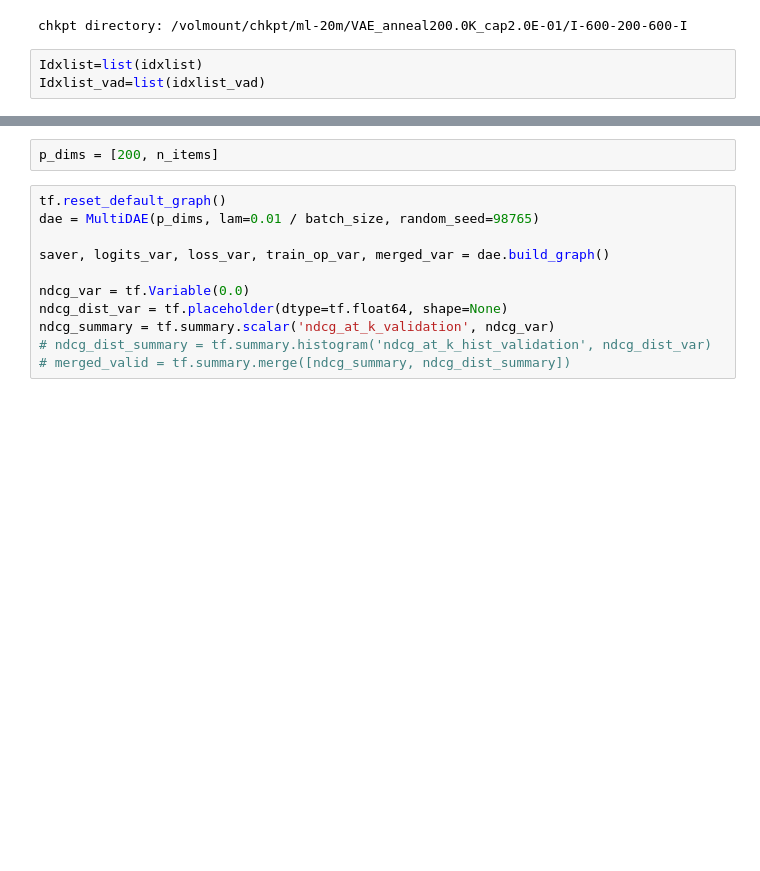
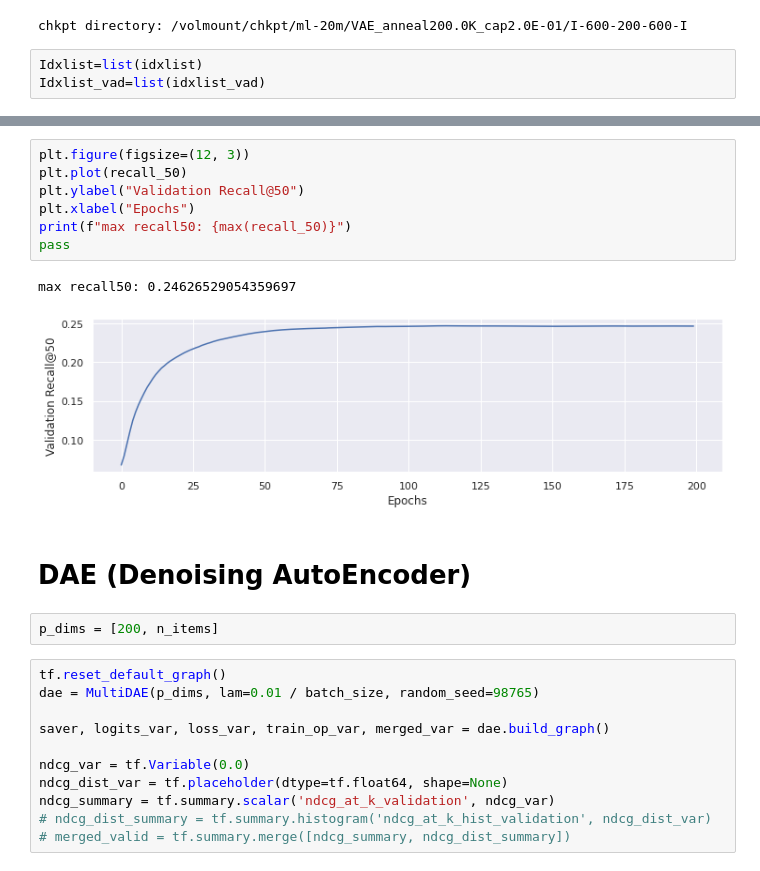
Before and after one commit to myeonghak/VAE_recommender_system, a Jupyter notebook: VAE_recsys.ipynb, the cells around one changed output, grey strips where cells are left out. Drawn from its saved outputs; the diff is of its cells as text; blank space fills up the shorter version.

```diff
--- a/VAE_recsys.ipynb
+++ b/VAE_recsys.ipynb
@@ -683,3 +641,15 @@ Test Recall@50=0.00804 (0.00047)
+# %%
+plt.figure(figsize=(12, 3))
+plt.plot(recall_50)
+plt.ylabel("Validation Recall@50")
+plt.xlabel("Epochs")
+print(f"max recall50: {max(recall_50)}")
+pass
+# %% [output]
+max recall50: 0.24626529054359697
+[figure, added]
+# %% [markdown]
+# DAE (Denoising AutoEncoder)
 # %%
 p_dims = [200, n_items]
 # %%
```
Also changed, not shown: parts of 18 cells of this notebook, 1 other file.
